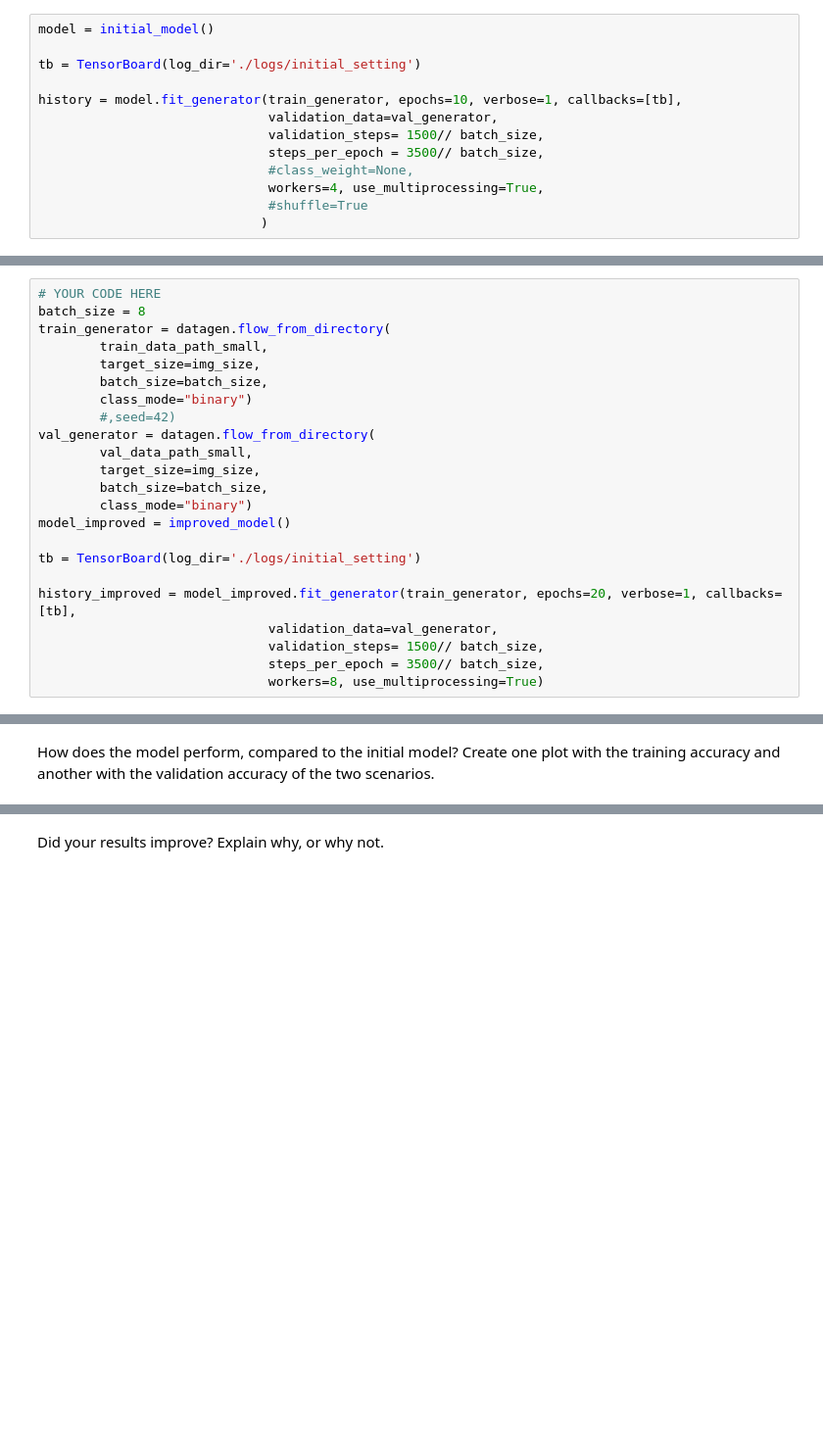
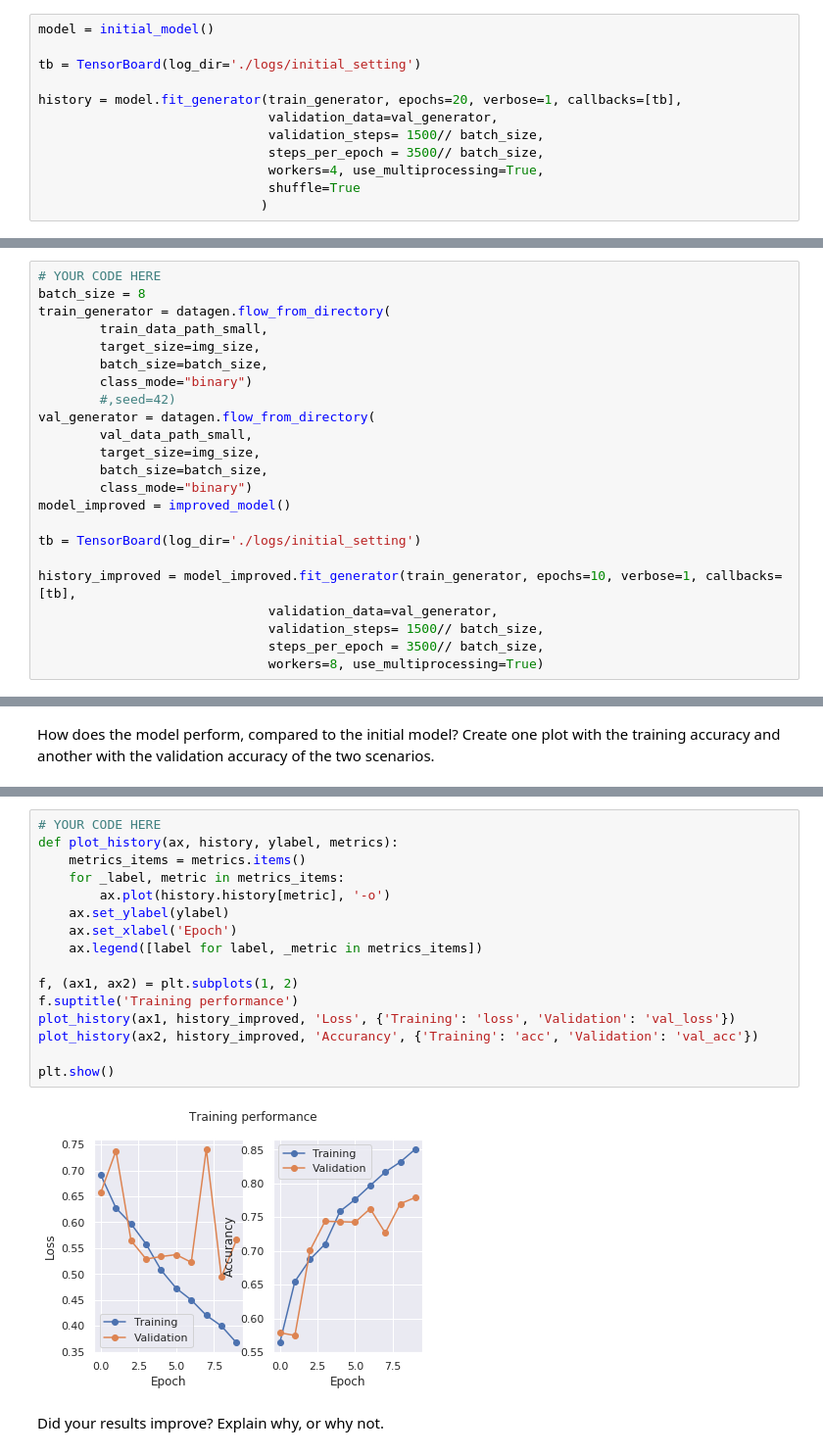
Before and after one commit to earlfernando/deeplearning-HA1, a Jupyter notebook: HA1.ipynb, the cells around one changed output, grey strips where cells are left out. Shown at 98% size. Saved outputs shown, nothing was run; the diff lists cells and outputs as text; blank space fills up the shorter version.

Commit message:
best model try

```diff
--- a/HA1.ipynb
+++ b/HA1.ipynb
@@ -260,13 +290,12 @@ model = initial_model()
 
 tb = TensorBoard(log_dir='./logs/initial_setting')
 
-history = model.fit_generator(train_generator, epochs=10, verbose=1, callbacks=[tb],
+history = model.fit_generator(train_generator, epochs=20, verbose=1, callbacks=[tb],
                               validation_data=val_generator,
                               validation_steps= 1500// batch_size,
                               steps_per_epoch = 3500// batch_size,
-                              #class_weight=None,
                               workers=4, use_multiprocessing=True,
-                              #shuffle=True
+                              shuffle=True
                              )
 # %% [output]
 Epoch 1/10
@@ -338,7 +367,7 @@ model_improved = improved_model()
 
 tb = TensorBoard(log_dir='./logs/initial_setting')
 
-history_improved = model_improved.fit_generator(train_generator, epochs=20, verbose=1, callbacks=[tb],
+history_improved = model_improved.fit_generator(train_generator, epochs=10, verbose=1, callbacks=[tb],
                               validation_data=val_generator,
                               validation_steps= 1500// batch_size,
                               steps_per_epoch = 3500// batch_size,
@@ -368,2 +395,20 @@ How does the model perform, compared to the initial model? Create one plot with
+# %%
+# YOUR CODE HERE
+def plot_history(ax, history, ylabel, metrics):
+    metrics_items = metrics.items()
+    for _label, metric in metrics_items:
+        ax.plot(history.history[metric], '-o')
+    ax.set_ylabel(ylabel)
+    ax.set_xlabel('Epoch')
+    ax.legend([label for label, _metric in metrics_items])
+
+f, (ax1, ax2) = plt.subplots(1, 2)
+f.suptitle('Training performance')
+plot_history(ax1, history_improved, 'Loss', {'Training': 'loss', 'Validation': 'val_loss'})
+plot_history(ax2, history_improved, 'Accurancy', {'Training': 'acc', 'Validation': 'val_acc'})
+
+plt.show()
+# %% [output]
+[figure, added]
 # %% [markdown]
 Did your results improve? Explain why, or why not.
```
Also changed, not shown: parts of 8 cells of this notebook.
